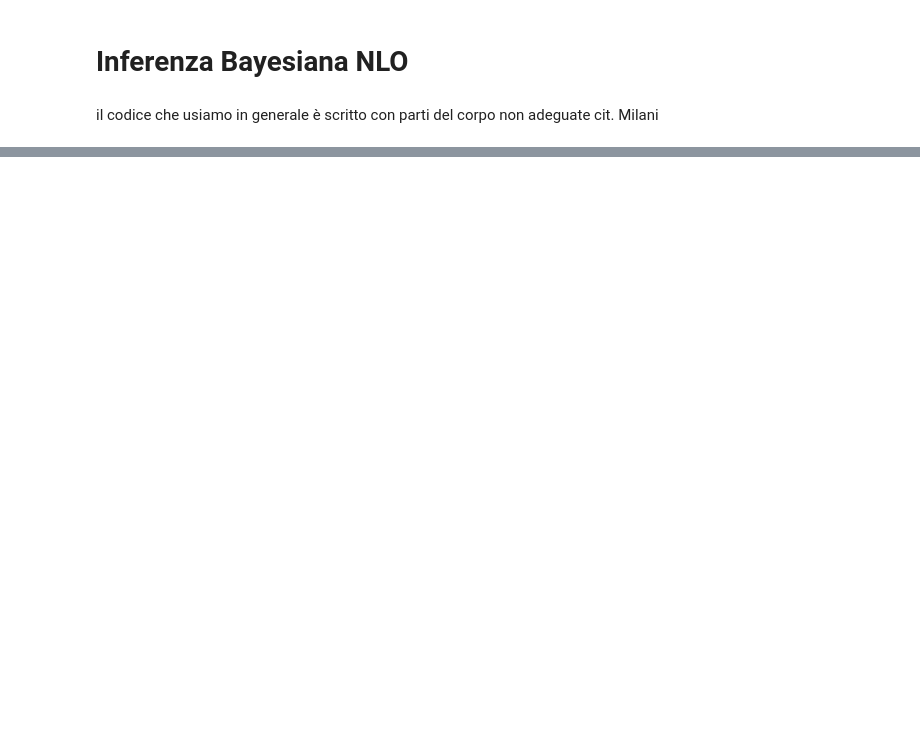
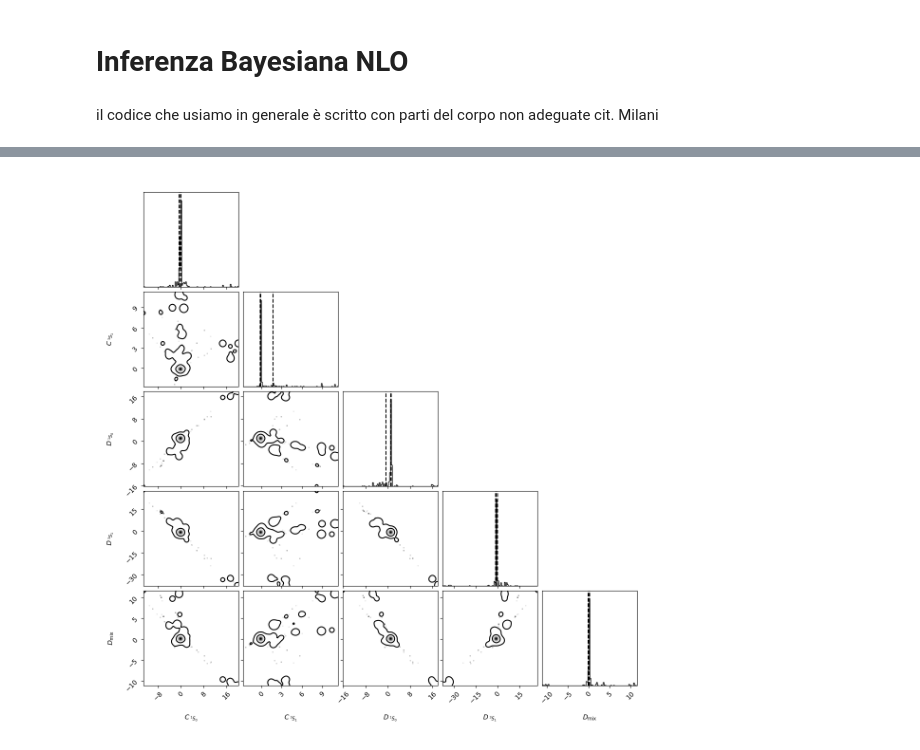
Before and after one commit to Lvetto/lmd_forza_nucleare, a Jupyter notebook: NLO_bayes_separato.ipynb, the cells around one changed output, grey strips where cells are left out. Drawn from its saved outputs; the diff is of its cells as text; code cells hidden in the pictures; blank space fills up the shorter version.

```diff
--- a/NLO_bayes_separato.ipynb
+++ b/NLO_bayes_separato.ipynb
@@ -132,23 +151,25 @@ tau = sampler.get_autocorr_time()
 # %%
 # Stampa dei corner plot:
-flat_samples = sampler.get_chain(discard=int(5*np.max(tau)), thin=1, flat=True)
+flat_samples = sampler.get_chain(discard=int(0), thin=1, flat=True)
 
 labels = [r"$C\,_{^1S_0}$", r"$C\,_{^3S_1}$", r"$D\,_{^1S_0}$", r"$D\,_{^3S_1}$", r"$D_{\mathrm{mix}}$"]
 figure = corner.corner(
     flat_samples,
     labels=labels,
     show_titles=False,
     title_kwargs={"fontsize": 12},
     title_fmt=".3f",
     quantiles=[0.16, 0.5, 0.84],
     plot_datapoints=True,
     bins=100,
     smooth=2.0,
     levels=(0.68, 0.95)
     #fill_contours=True,
     #color="royalblue"
 )
 plt.show()
+# %% [output]
+[figure, added]
 # %%
 # salvataggio campioni
 
```
Also changed, not shown: parts of 4 cells of this notebook.
